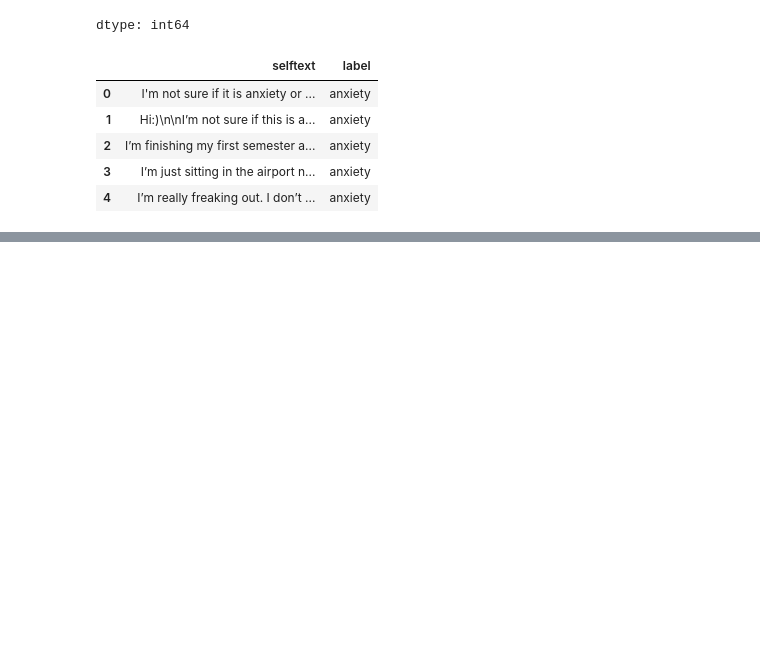
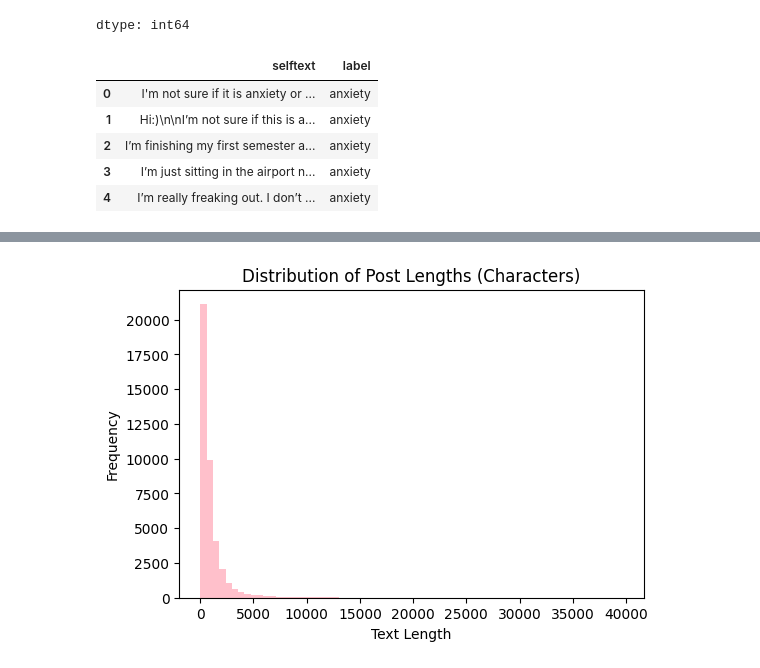
Before and after one commit to mk123x/Mental-Health-Transformer-Classification, a Jupyter notebook: mental_health__transformer_classification.ipynb, the cells around one changed output, grey strips where cells are left out. Drawn from its saved outputs; the diff is of its cells as text; code cells hidden in the pictures; blank space fills up the shorter version.

```diff
--- a/mental_health__transformer_classification.ipynb
+++ b/mental_health__transformer_classification.ipynb
@@ -176,0 +230,4 @@ dataset.to_csv('dataset.csv', index=False)
+# %%
+# post length analysis of characters
+dataset['text_length'] = dataset['selftext'].str.len()
+dataset['text_length'].describe() #average length etc
@@ -176,0 +253,9 @@ dataset.to_csv('dataset.csv', index=False)
+# %%
+plt.figure(figsize=(6,4))
+plt.hist(dataset['text_length'], bins=67,  color='pink') #bins represent range of character lengths and the height of each bar shows how many posts fall into that range
+plt.title('Distribution of Post Lengths (Characters)')
+plt.xlabel('Text Length')
+plt.ylabel('Frequency')
+plt.show()
+# %% [output]
+[figure, added]
```
Also changed, not shown: parts of 17 cells of this notebook.
